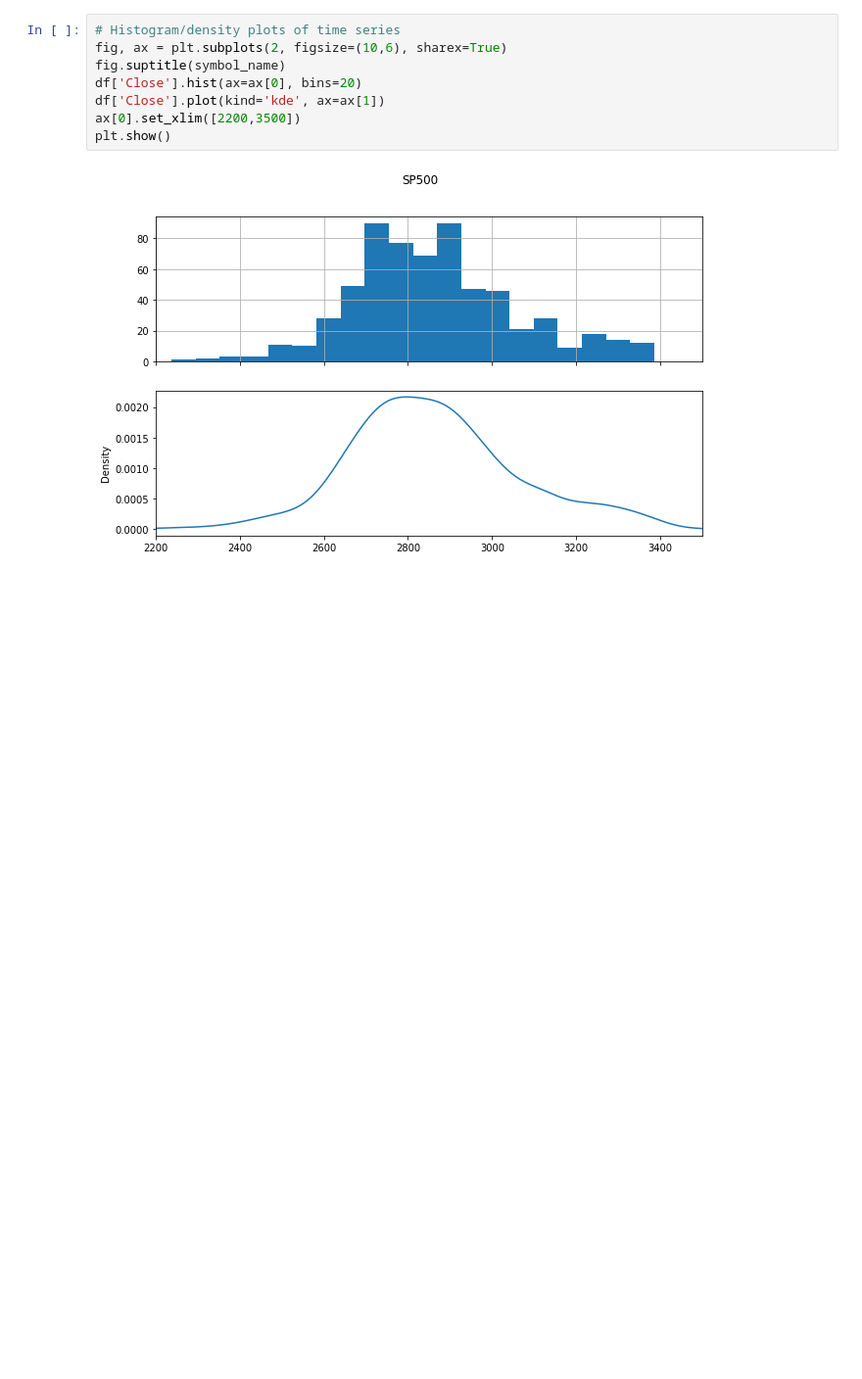
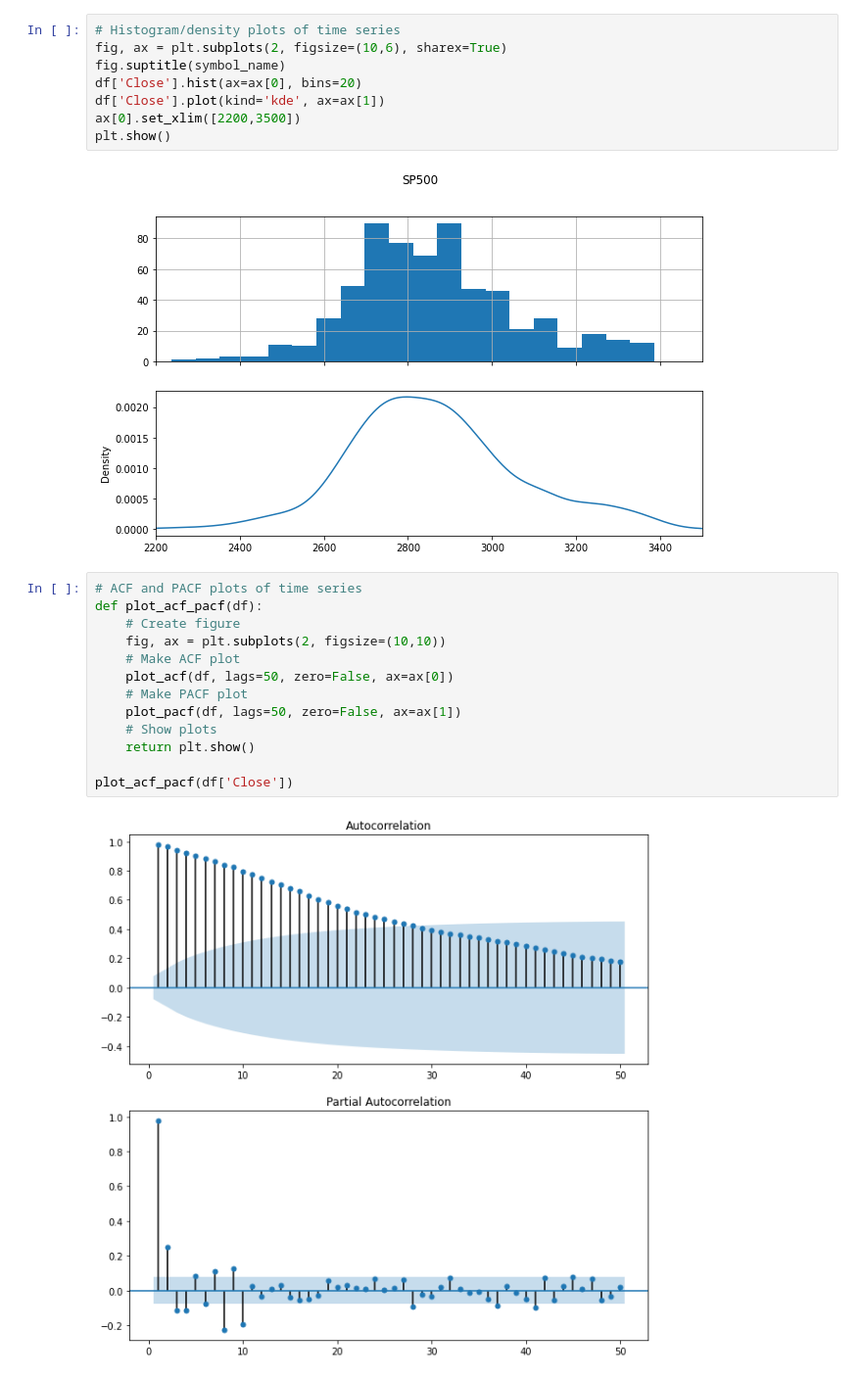
Before and after one commit to jbogocz/arima_garch, a Jupyter notebook: arima.ipynb, the cells around one changed output. Shown: that part at 98% size. Drawn from its saved outputs; the diff is of its cells as text; blank space fills up the shorter version.

Commit message:
ACF and PACF plots of time series

```diff
--- a/arima.ipynb
+++ b/arima.ipynb
@@ -64,3 +64,18 @@ ax[0].set_xlim([2200,3500])
 plt.show()
 # %% [output]
 [figure]
+# %%
+# ACF and PACF plots of time series
+def plot_acf_pacf(df):
+    # Create figure
+    fig, ax = plt.subplots(2, figsize=(10,10))
+    # Make ACF plot
+    plot_acf(df, lags=50, zero=False, ax=ax[0])
+    # Make PACF plot
+    plot_pacf(df, lags=50, zero=False, ax=ax[1])
+    # Show plots
+    return plt.show()
+
+plot_acf_pacf(df['Close'])
+# %% [output]
+[figure, added]
```
